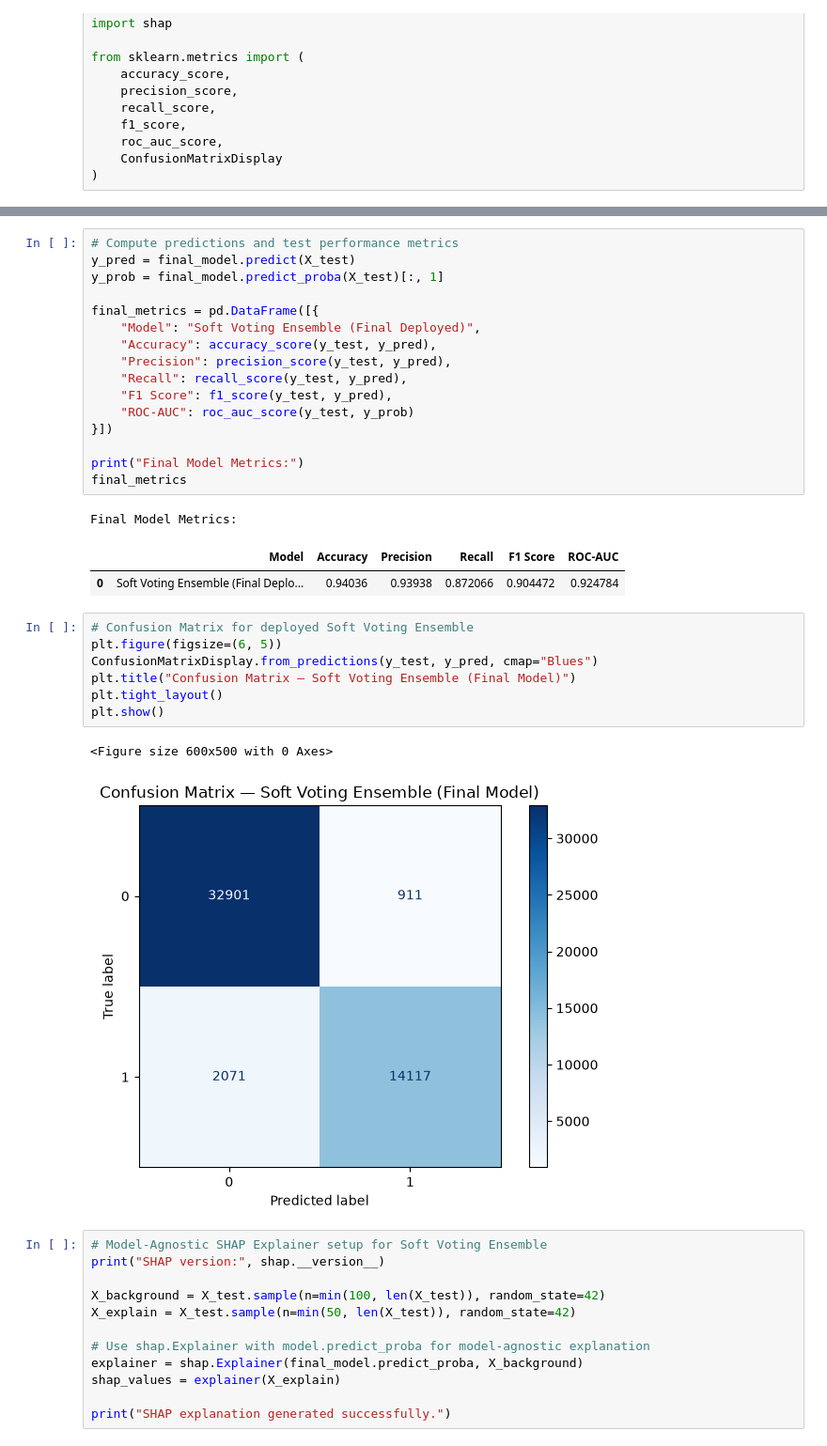
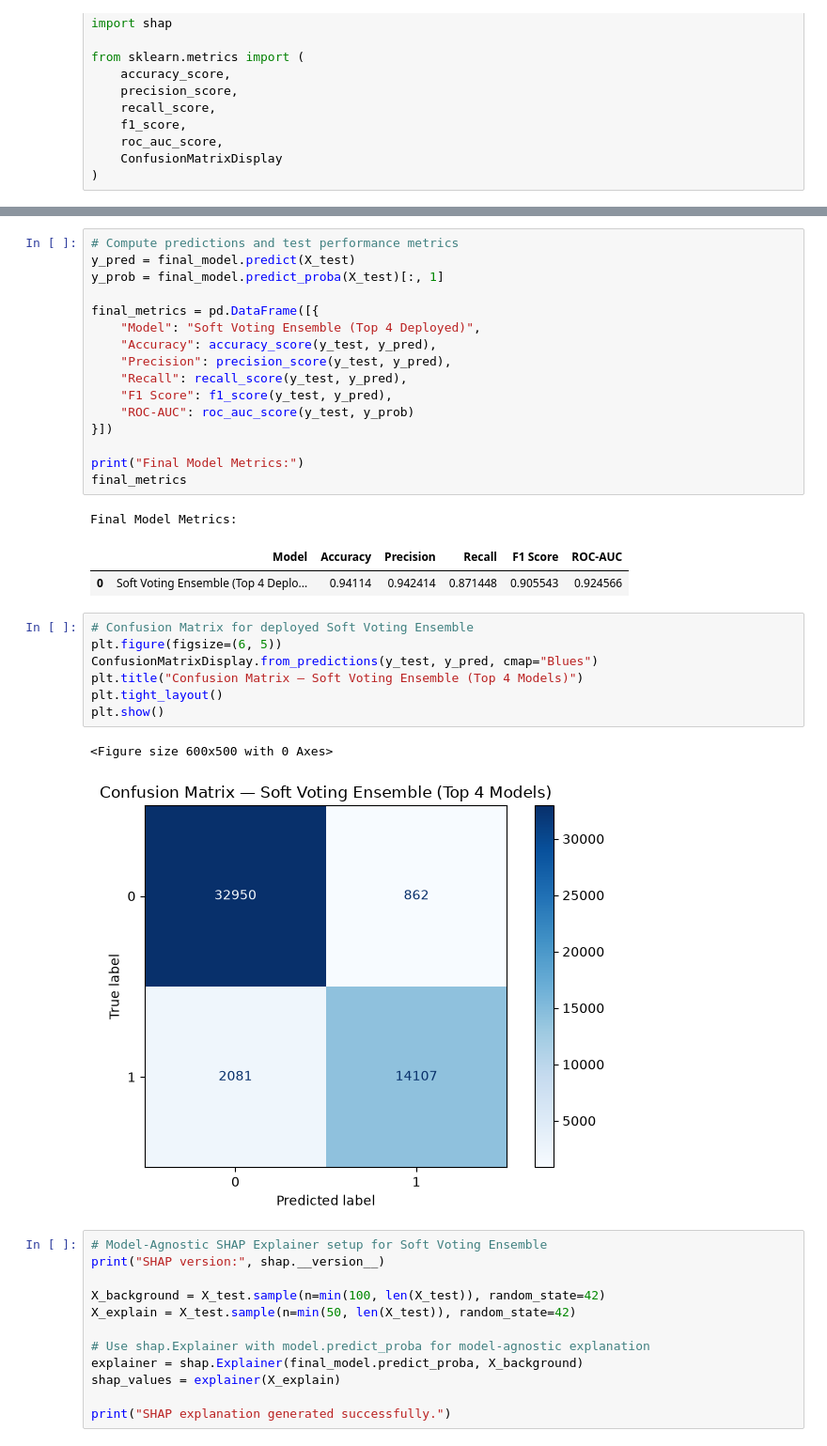
Before and after one commit to Ragavik31/Predictive-vehicle-maintenance-with-road-analysis, a Jupyter notebook: Model/10_Final_Model_SHAP_and_Maintenance_Recommendation.ipynb, the cells around one changed output, grey strips where cells are left out. Shown at 94% size. Saved outputs shown, nothing was run; the diff lists cells and outputs as text.

```diff
--- a/Model/10_Final_Model_SHAP_and_Maintenance_Recommendation.ipynb
+++ b/Model/10_Final_Model_SHAP_and_Maintenance_Recommendation.ipynb
@@ -36,7 +36,7 @@ y_pred = final_model.predict(X_test)
 y_prob = final_model.predict_proba(X_test)[:, 1]
 
 final_metrics = pd.DataFrame([{
-    "Model": "Soft Voting Ensemble (Final Deployed)",
+    "Model": "Soft Voting Ensemble (Top 4 Deployed)",
     "Accuracy": accuracy_score(y_test, y_pred),
     "Precision": precision_score(y_test, y_pred),
     "Recall": recall_score(y_test, y_pred),
@@ -49,17 +49,17 @@ final_metrics
 # %% [output]
 Final Model Metrics:
 |  | Model | Accuracy | Precision | Recall | F1 Score | ROC-AUC |
-| 0 | Soft Voting Ensemble (Final Deplo... | 0.94036 | 0.93938 | 0.872066 | 0.904472 | 0.924784 |
+| 0 | Soft Voting Ensemble (Top 4 Deplo... | 0.94114 | 0.942414 | 0.871448 | 0.905543 | 0.924566 |
 # %%
 # Confusion Matrix for deployed Soft Voting Ensemble
 plt.figure(figsize=(6, 5))
 ConfusionMatrixDisplay.from_predictions(y_test, y_pred, cmap="Blues")
-plt.title("Confusion Matrix — Soft Voting Ensemble (Final Model)")
+plt.title("Confusion Matrix — Soft Voting Ensemble (Top 4 Models)")
 plt.tight_layout()
 plt.show()
 # %% [output]
 <Figure size 600x500 with 0 Axes>
-[figure, old version]
+[figure, new version]
 # %%
 # Model-Agnostic SHAP Explainer setup for Soft Voting Ensemble
 print("SHAP version:", shap.__version__)
```
Also changed, not shown: parts of 6 cells of this notebook, 21 other files.
